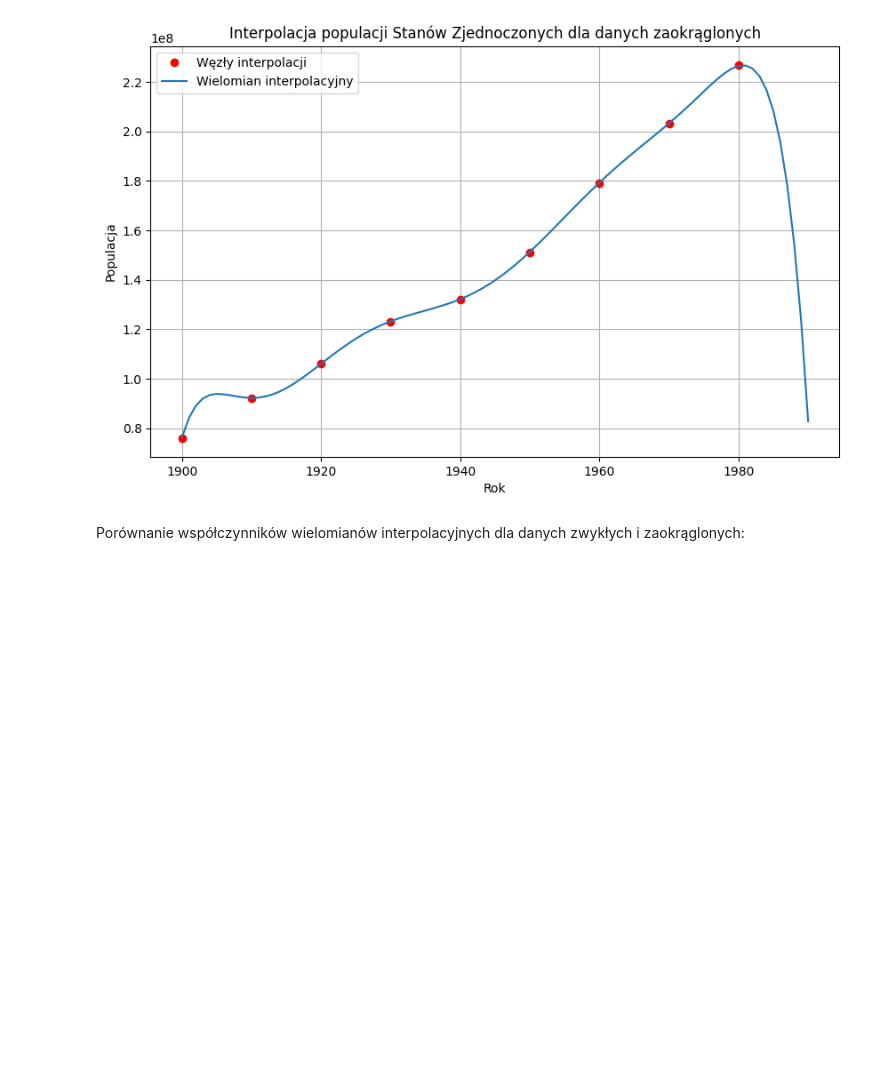
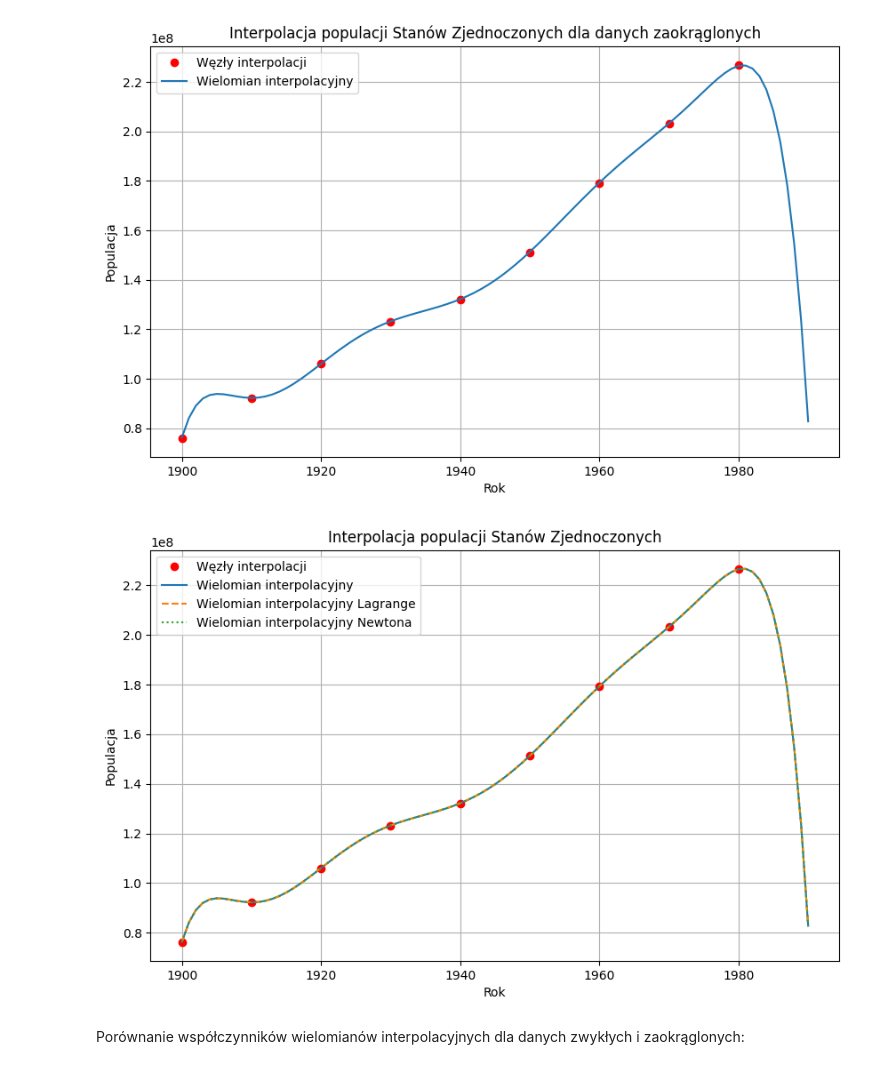
Before and after one commit to igaantonik/Computational-Methods-in-Science-and-Engineering, a Jupyter notebook: lab3/lab3_rozwiazanie.ipynb, the cells around one changed output. Drawn from its saved outputs; the diff is of its cells as text; code cells hidden in the pictures; blank space fills up the shorter version.

```diff
--- a/lab3/lab3_rozwiazanie.ipynb
+++ b/lab3/lab3_rozwiazanie.ipynb
@@ -247,6 +247,20 @@ plt.grid(True)
 plt.show()
 # %% [output]
 [figure]
+# %%
+plt.figure(figsize=(10, 6))
+plt.plot(years, population, 'ro', label='Węzły interpolacji')
+plt.plot(all_years, interpolated_population, label='Wielomian interpolacyjny', )
+plt.plot(all_years, interpolated_population_lagrange, label='Wielomian interpolacyjny Lagrange',linestyle = 'dashed')
+plt.plot(all_years, interpolated_population_newton, label='Wielomian interpolacyjny Newtona',linestyle = 'dotted')
+plt.xlabel('Rok')
+plt.ylabel('Populacja')
+plt.title('Interpolacja populacji Stanów Zjednoczonych')
+plt.legend()
+plt.grid(True)
+plt.show()
+# %% [output]
+[figure, added]
 # %% [markdown]
 Porównanie współczynników wielomianów interpolacyjnych dla danych zwykłych i zaokrąglonych:
 # %%
```
Also changed, not shown: parts of 5 cells of this notebook, 2 other files.
